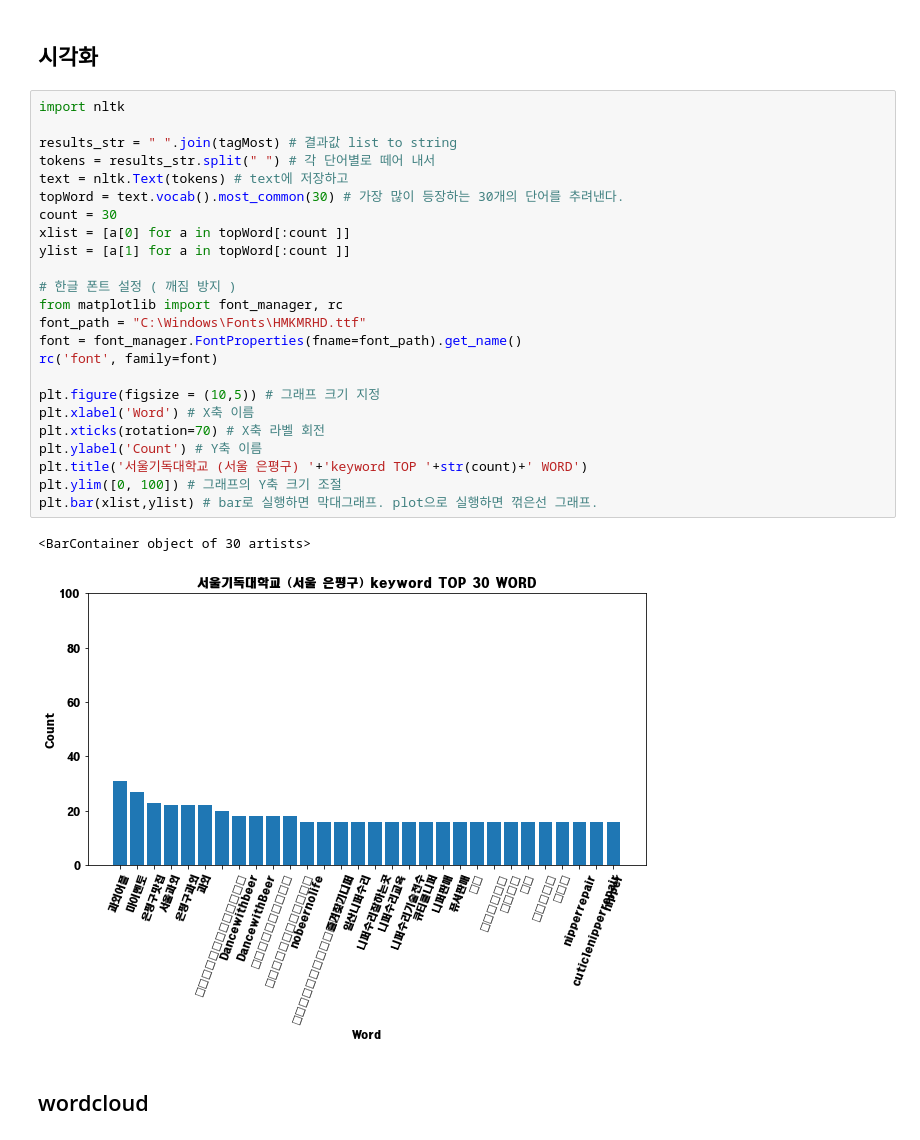
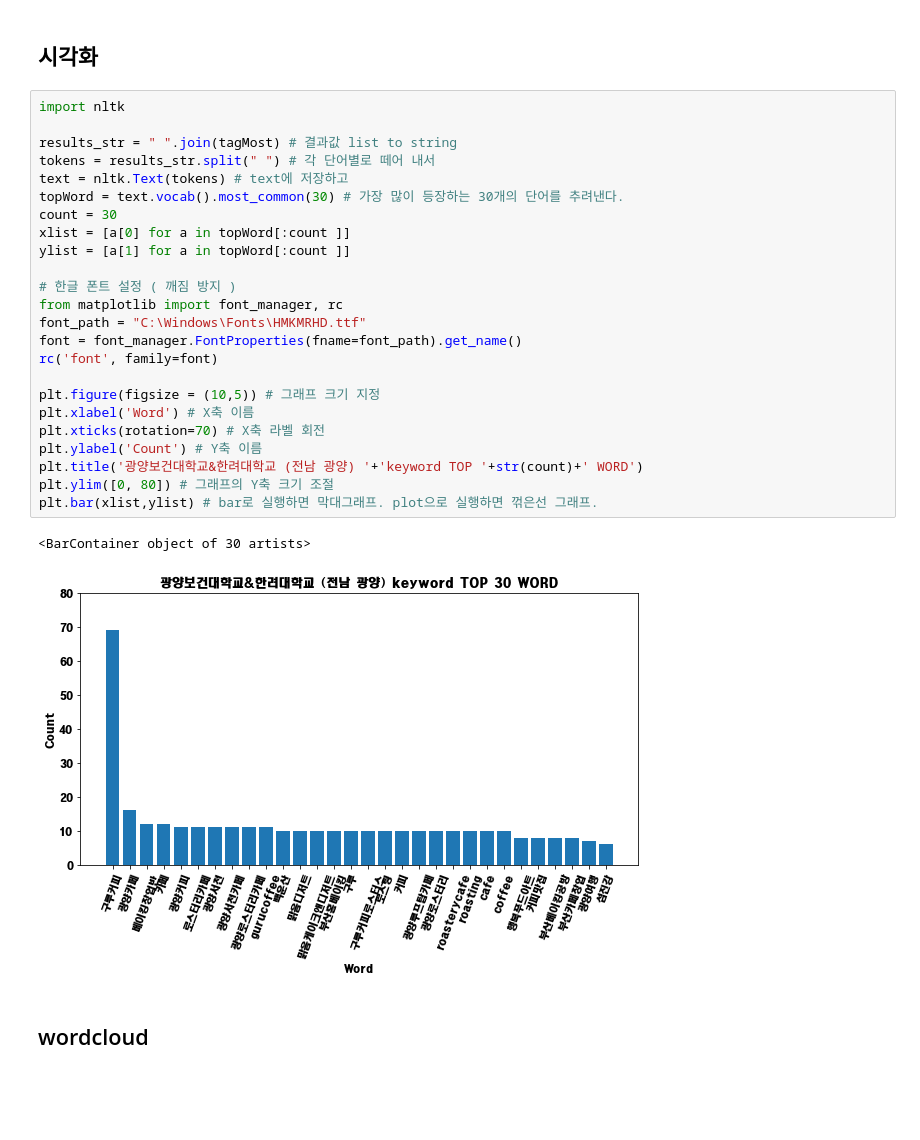
Before and after one commit to clock18/Jupiter, a Jupyter notebook: MLP_Project_4.ipynb, the cells around one changed output. Saved outputs shown, nothing was run; the diff lists cells and outputs as text; blank space fills up the shorter version.

```diff
--- a/MLP_Project_4.ipynb
+++ b/MLP_Project_4.ipynb
@@ -79,30 +79,30 @@ print(tagMost)
 # %%
 import nltk
 
 results_str = " ".join(tagMost) # 결과값 list to string
 tokens = results_str.split(" ") # 각 단어별로 떼어 내서
 text = nltk.Text(tokens) # text에 저장하고
 topWord = text.vocab().most_common(30) # 가장 많이 등장하는 30개의 단어를 추려낸다.
 count = 30
 xlist = [a[0] for a in topWord[:count ]]
 ylist = [a[1] for a in topWord[:count ]]
 
 # 한글 폰트 설정 ( 깨짐 방지 )
 from matplotlib import font_manager, rc
 font_path = "C:\Windows\Fonts\HMKMRHD.ttf"
 font = font_manager.FontProperties(fname=font_path).get_name()
 rc('font', family=font)
 
 plt.figure(figsize = (10,5)) # 그래프 크기 지정
 plt.xlabel('Word') # X축 이름
 plt.xticks(rotation=70) # X축 라벨 회전
 plt.ylabel('Count') # Y축 이름
-plt.title('서울기독대학교 (서울 은평구) '+'keyword TOP '+str(count)+' WORD')
-plt.ylim([0, 100]) # 그래프의 Y축 크기 조절
+plt.title('광양보건대학교&한려대학교 (전남 광양) '+'keyword TOP '+str(count)+' WORD')
+plt.ylim([0, 80]) # 그래프의 Y축 크기 조절
 plt.bar(xlist,ylist) # bar로 실행하면 막대그래프. plot으로 실행하면 꺾은선 그래프.
 # %% [output]
 <BarContainer object of 30 artists>
-[figure, old version]
+[figure, new version]
 # %% [markdown]
 ## wordcloud
 # %%
```
Also changed, not shown: parts of 3 cells of this notebook.
